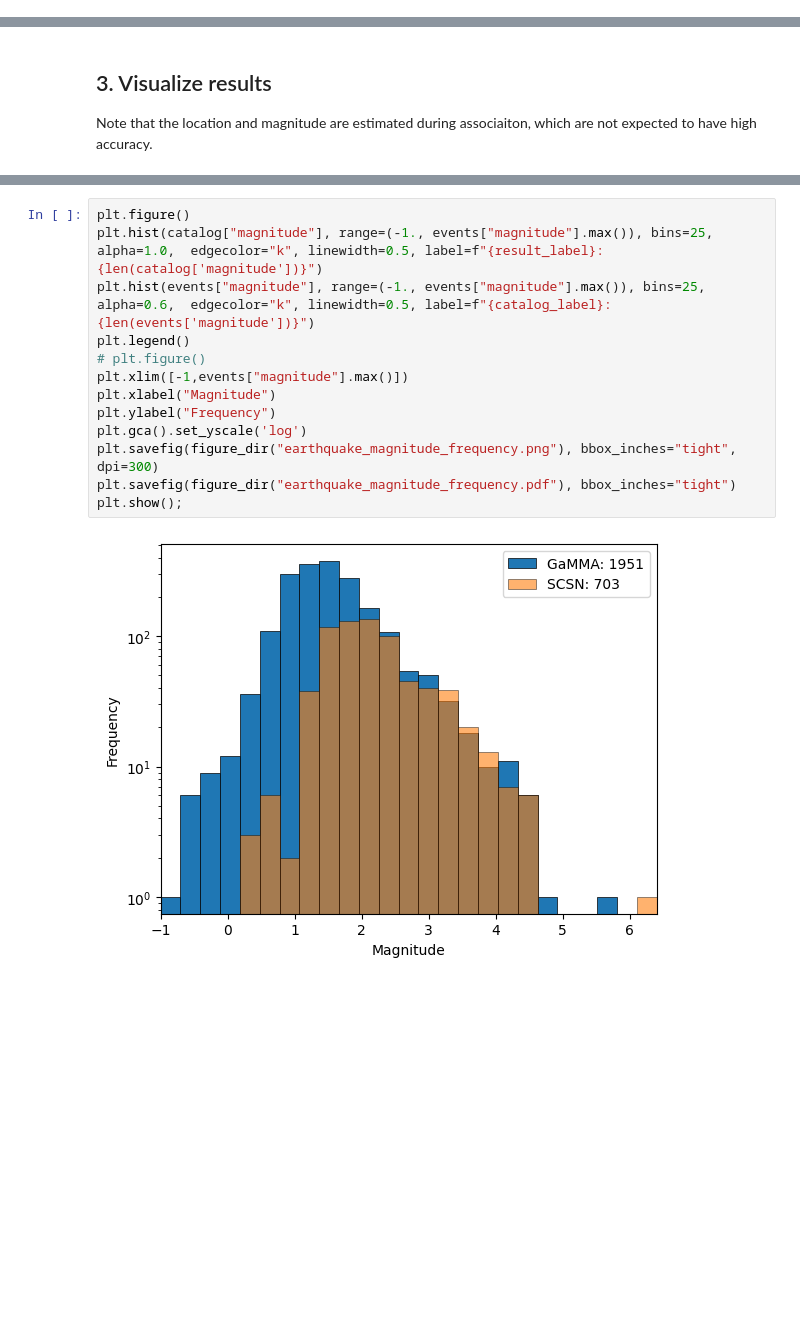
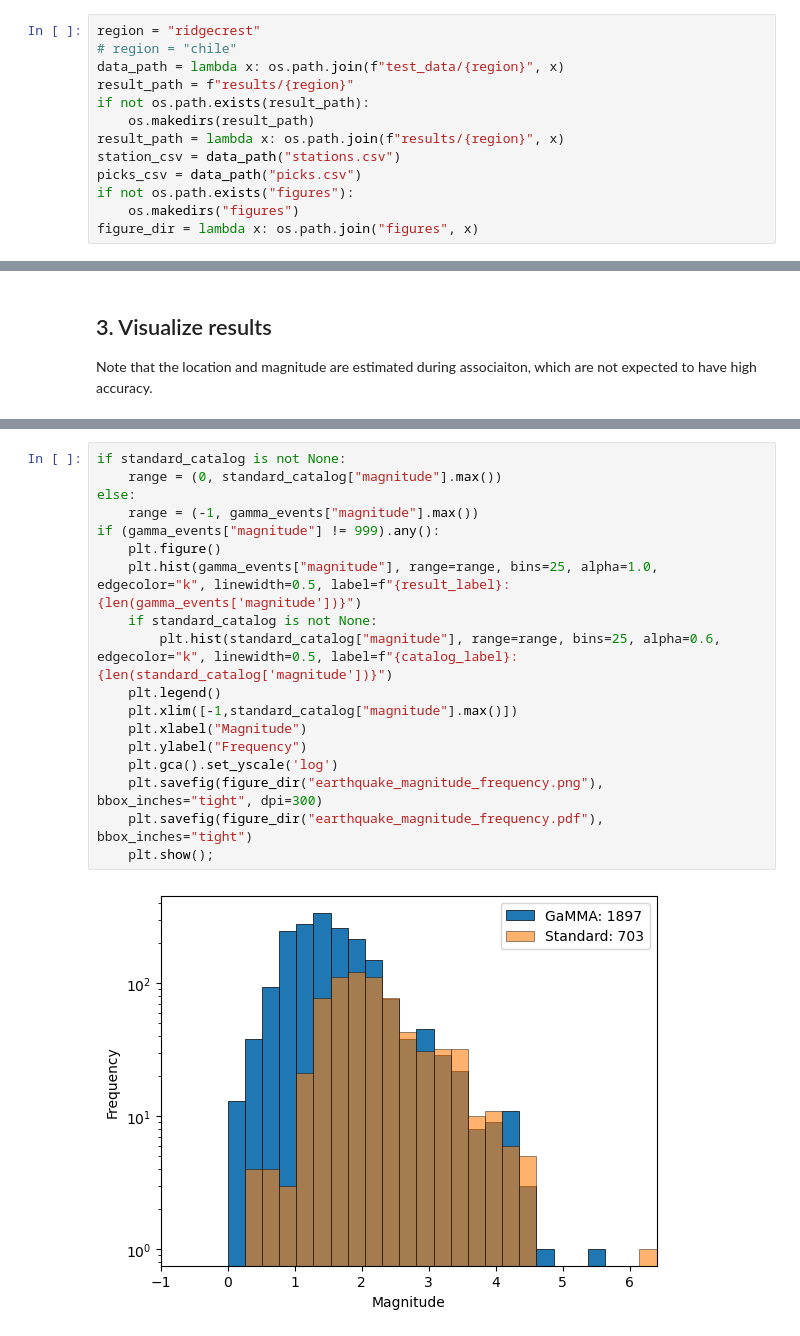
Before and after one commit to AI4EPS/GaMMA, a Jupyter notebook: docs/example_phasenet.ipynb, the cells around one changed output, grey strips where cells are left out. Drawn from its saved outputs; the diff is of its cells as text; blank space fills up the shorter version.

```diff
--- a/docs/example_phasenet.ipynb
+++ b/docs/example_phasenet.ipynb
@@ -55 +40,14 @@ Connecting to objects.githubusercontent.com (objects.githubusercontent.com)|185.
+# %%
+region = "ridgecrest"
+# region = "chile"
+data_path = lambda x: os.path.join(f"test_data/{region}", x)
+result_path = f"results/{region}"
+if not os.path.exists(result_path):
+    os.makedirs(result_path)
+result_path = lambda x: os.path.join(f"results/{region}", x)
+station_csv = data_path("stations.csv")
+picks_csv = data_path("picks.csv")
+if not os.path.exists("figures"):
+    os.makedirs("figures")
+figure_dir = lambda x: os.path.join("figures", x)
 # %%
@@ -290,16 +308,21 @@ plt.show();
 # %%
-plt.figure()
-plt.hist(catalog["magnitude"], range=(-1., events["magnitude"].max()), bins=25, alpha=1.0,  edgecolor="k", linewidth=0.5, label=f"{result_label}: {len(catalog['magnitude'])}")
-plt.hist(events["magnitude"], range=(-1., events["magnitude"].max()), bins=25, alpha=0.6,  edgecolor="k", linewidth=0.5, label=f"{catalog_label}: {len(events['magnitude'])}")
-plt.legend()
-# plt.figure()
-plt.xlim([-1,events["magnitude"].max()])
-plt.xlabel("Magnitude")
-plt.ylabel("Frequency")
-plt.gca().set_yscale('log')
-plt.savefig(figure_dir("earthquake_magnitude_frequency.png"), bbox_inches="tight", dpi=300)
-plt.savefig(figure_dir("earthquake_magnitude_frequency.pdf"), bbox_inches="tight")
-plt.show();
+if standard_catalog is not None:
+    range = (0, standard_catalog["magnitude"].max())
+else:
+    range = (-1, gamma_events["magnitude"].max())
+if (gamma_events["magnitude"] != 999).any():
+    plt.figure()
+    plt.hist(gamma_events["magnitude"], range=range, bins=25, alpha=1.0,  edgecolor="k", linewidth=0.5, label=f"{result_label}: {len(gamma_events['magnitude'])}")
+    if standard_catalog is not None:
+        plt.hist(standard_catalog["magnitude"], range=range, bins=25, alpha=0.6,  edgecolor="k", linewidth=0.5, label=f"{catalog_label}: {len(standard_catalog['magnitude'])}")
+    plt.legend()
+    plt.xlim([-1,standard_catalog["magnitude"].max()])
+    plt.xlabel("Magnitude")
+    plt.ylabel("Frequency")
+    plt.gca().set_yscale('log')
+    plt.savefig(figure_dir("earthquake_magnitude_frequency.png"), bbox_inches="tight", dpi=300)
+    plt.savefig(figure_dir("earthquake_magnitude_frequency.pdf"), bbox_inches="tight")
+    plt.show();
 # %% [output]
-[figure, old version]
+[figure, new version]
 # %%
```
Also changed, not shown: parts of 11 cells of this notebook.
